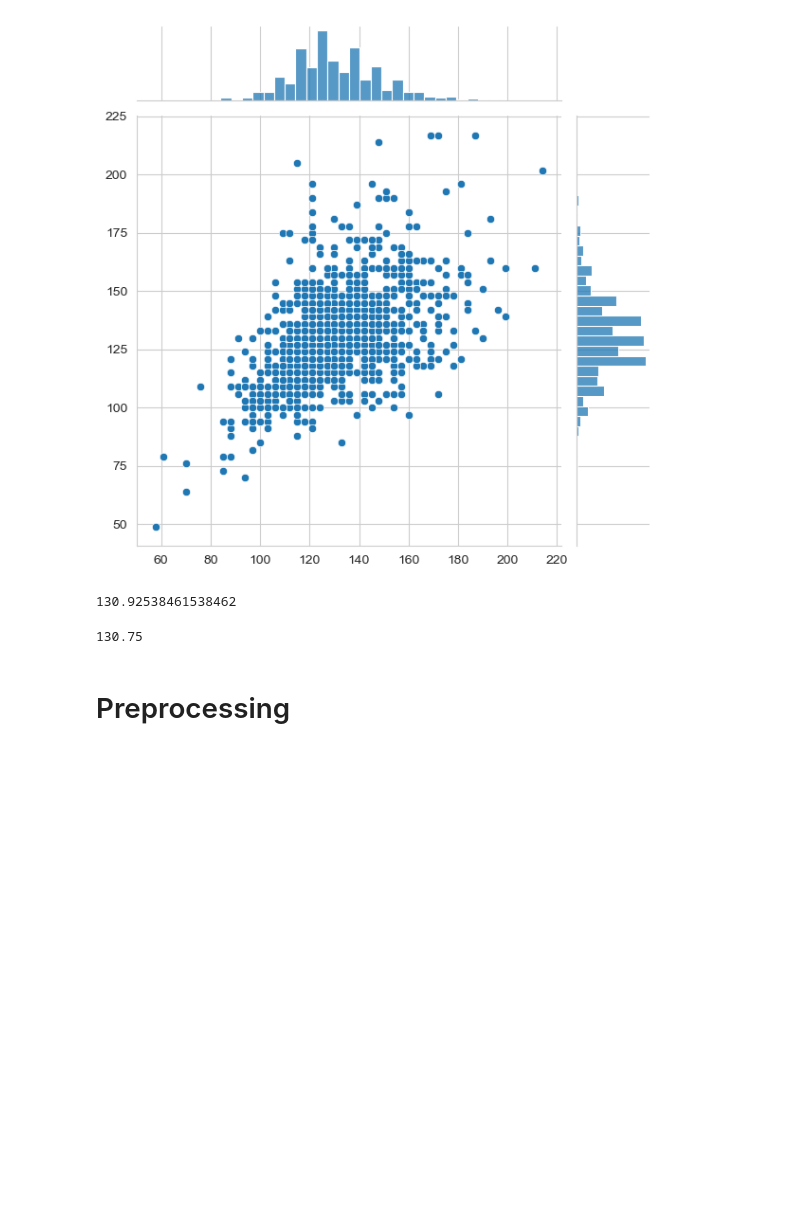
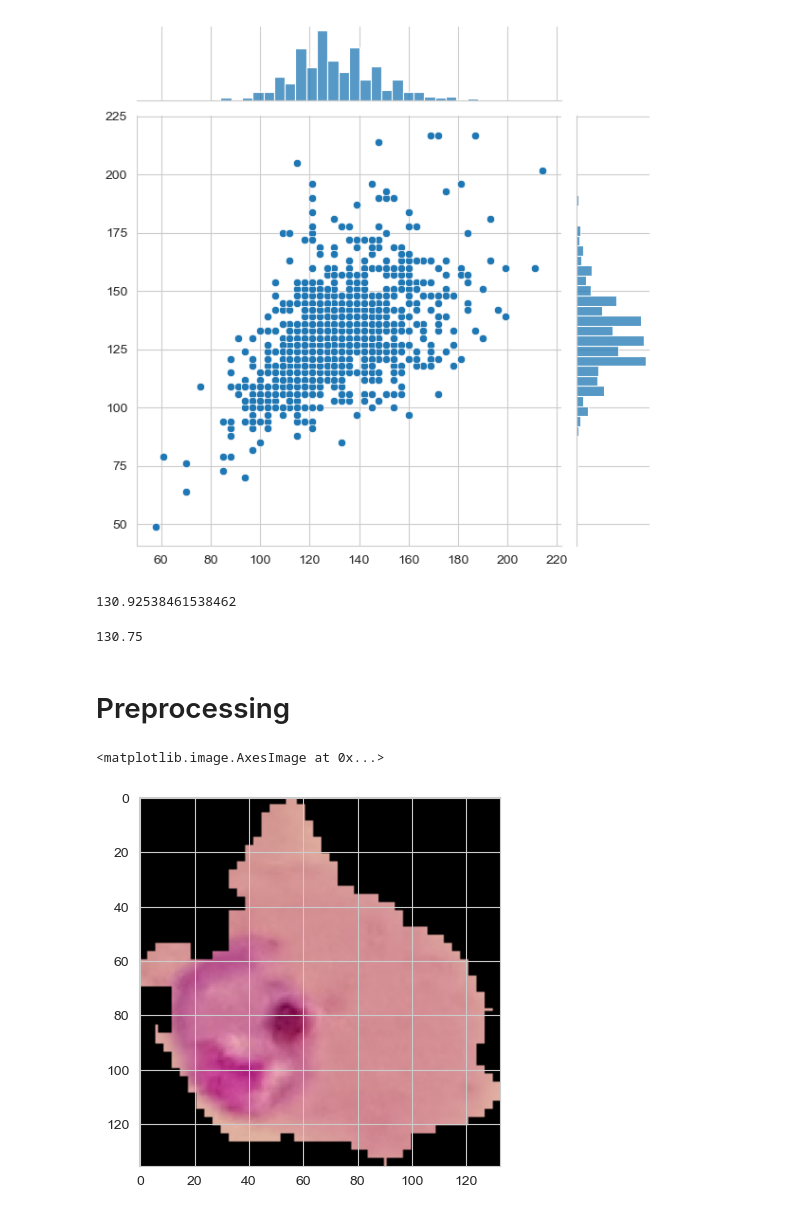
Before and after one commit to o-bissing/TF_Udemy, a Jupyter notebook: CNN_on_Real_Images.ipynb, the cells around one changed output. Drawn from its saved outputs; the diff is of its cells as text; code cells hidden in the pictures; blank space fills up the shorter version.

```diff
--- a/CNN_on_Real_Images.ipynb
+++ b/CNN_on_Real_Images.ipynb
@@ -119,0 +128,6 @@ from tensorflow.keras.preprocessing.image import ImageDataGenerator
+# %%
+para_img = imread(para_cell)
+plt.imshow(para_img)
+# %% [output]
+<matplotlib.image.AxesImage at 0x...>
+[figure, added]
```
Also changed, not shown: parts of 16 cells of this notebook.
